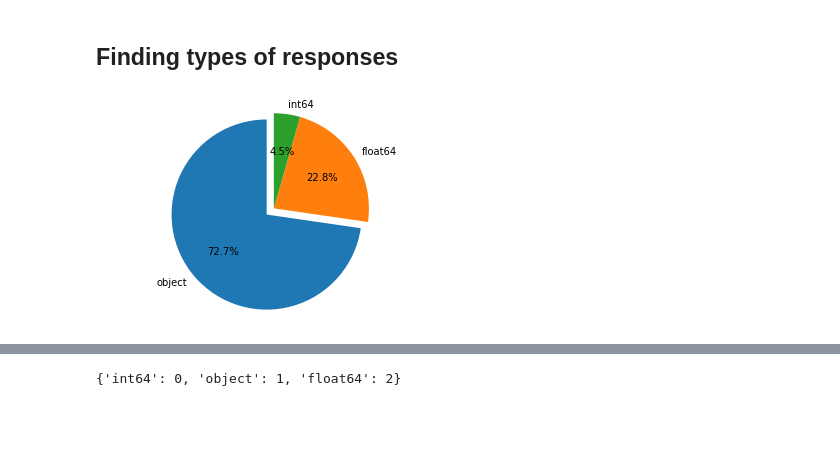
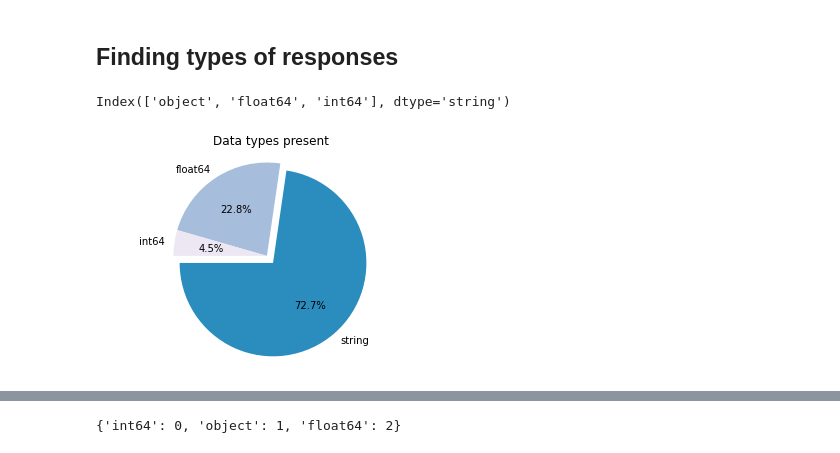
Before and after one commit to TemporalData/UDC, a Jupyter notebook: Preprocessing/Explore.ipynb, the cells around one changed output, grey strips where cells are left out. Cells and saved outputs as stored; diff of their text form; code cells hidden in the pictures; blank space fills up the shorter version.

Commit message:
Chart generation

```diff
--- a/Preprocessing/Explore.ipynb
+++ b/Preprocessing/Explore.ipynb
@@ -159,18 +159,29 @@ plt.show()
 col_types = clean_data.dtypes.astype('string')
 # %%
 pie_chart1_data = col_types.value_counts(dropna=False)
+# %%
+pie_chart1_data.index
+# %% [output]
+Index(['object', 'float64', 'int64'], dtype='string')
 # %%
 # Pie chart, where the slices will be ordered and plotted counter-clockwise:
-labels = pie_chart1_data.index
+labels = ['string', 'float64', 'int64']
 sizes = pie_chart1_data.values
 explode = (0.1, 0, 0)
 
+#add colors
+colors = ['#2b8cbe','#a6bddb','#ece7f2']
+
 fig1, ax1 = plt.subplots()
 ax1.pie(sizes, explode=explode, labels=labels, autopct='%1.1f%%',
-        shadow=False, startangle=90)
+        shadow=False, startangle=180, colors=colors)
 ax1.axis('equal')  # Equal aspect ratio ensures that pie is drawn as a circle.
 
+ax1.set_title("Data types present")
+
+plt.savefig('data_types_dental.png', dpi=600)
+
 plt.show()
 # %% [output]
-[figure, old version]
+[figure, new version]
 # %%
```
Also changed, not shown: parts of 4 cells of this notebook, 1 other file.
